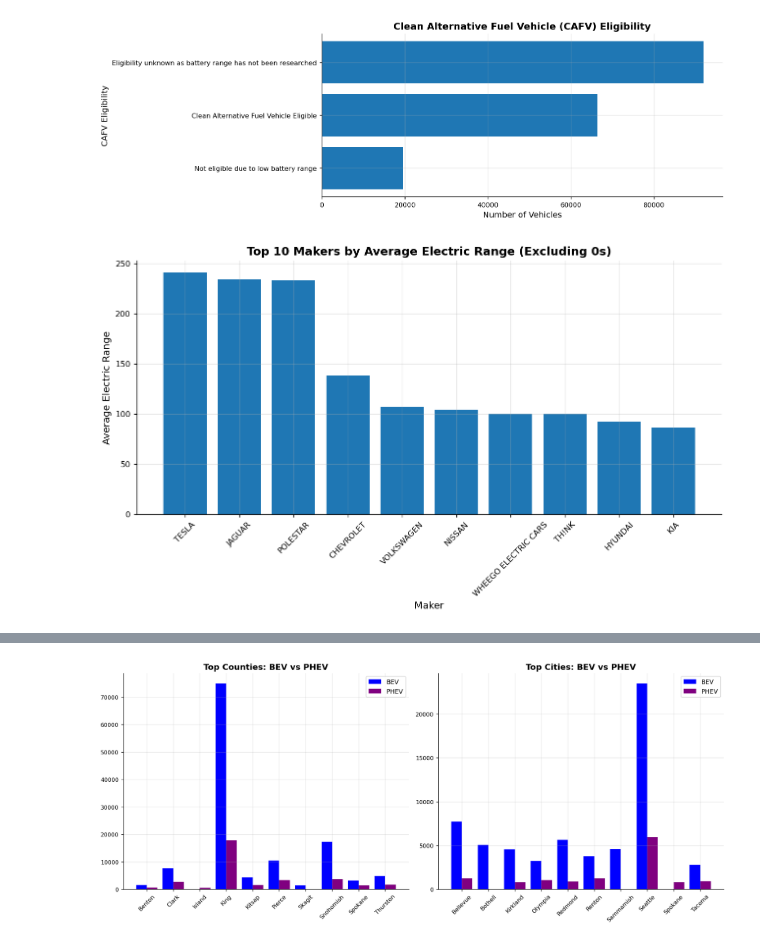
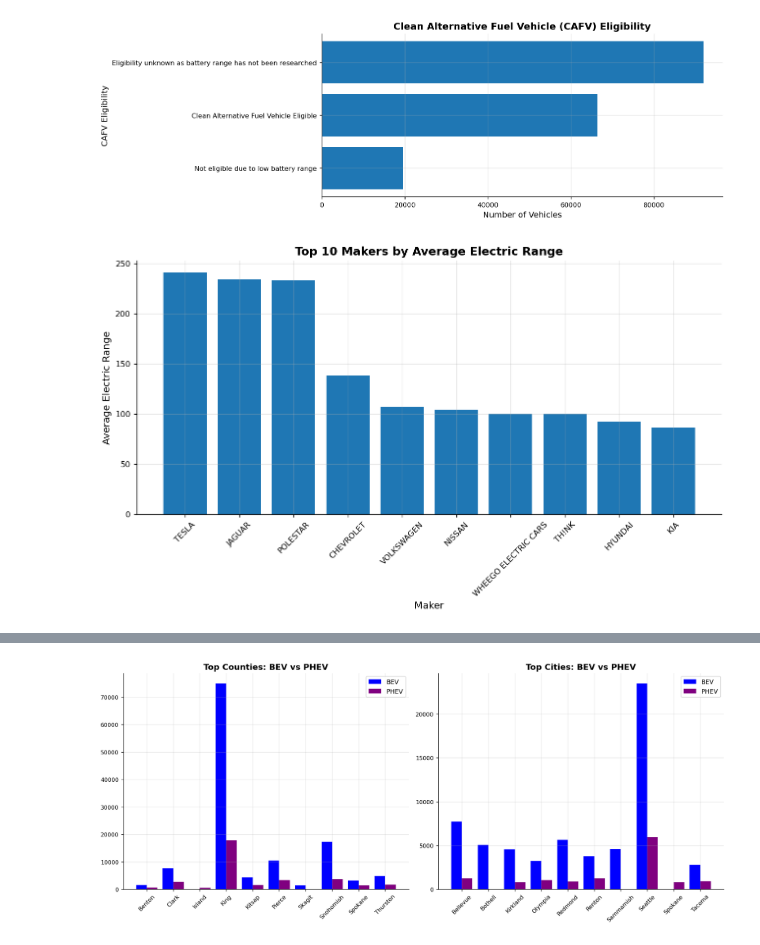
Before and after one commit to Ammarakanwal/ev-cars-analysis, a Jupyter notebook: EV_Cars_Analysis.ipynb, the cells around one changed output, grey strips where cells are left out. Cells and saved outputs as stored; diff of their text form; code cells hidden in the pictures.

```diff
--- a/EV_Cars_Analysis.ipynb
+++ b/EV_Cars_Analysis.ipynb
@@ -189,32 +189,32 @@ plt.show()
 # %%
 # Exclude 0 values first
 df_filtered = df[df['Electric Range'] > 0]
 
 # Average Electric Range by Make
 range_by_make = (
     df_filtered.groupby('Make')['Electric Range']
     .mean()
     .sort_values(ascending=False)
     .head(10)
 )
 
 plt.figure(figsize=(10,6))
 
 plt.bar(
     range_by_make.index,
     range_by_make.values
 )
 
-plt.title("Top 10 Makers by Average Electric Range (Excluding 0s)")
+plt.title("Top 10 Makers by Average Electric Range")
 plt.xlabel("Maker")
 plt.ylabel("Average Electric Range")
 
 plt.xticks(rotation=45)
 
 plt.tight_layout()
 plt.show()
 # %% [output]
-[figure, old version]
+[figure, new version]
 # %%
 top_counties = df['County'].value_counts().head(10)
 top_cities = df['City'].value_counts().head(10)
```
Also changed, not shown: parts of 2 cells of this notebook.
